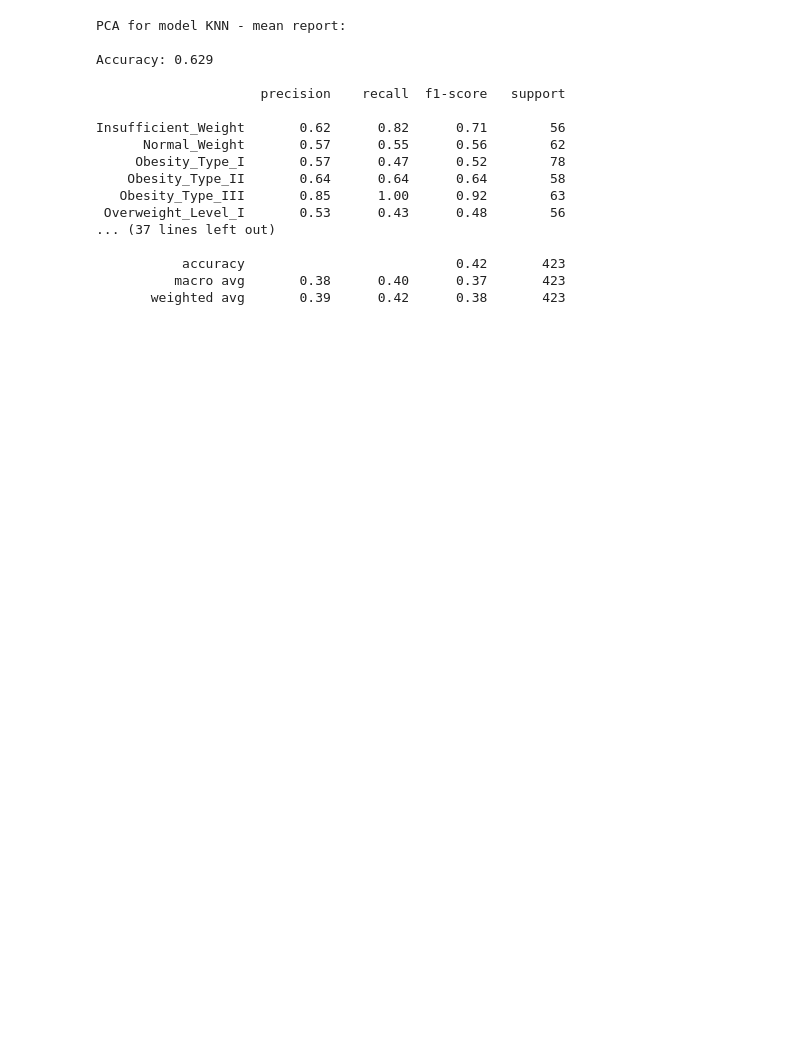
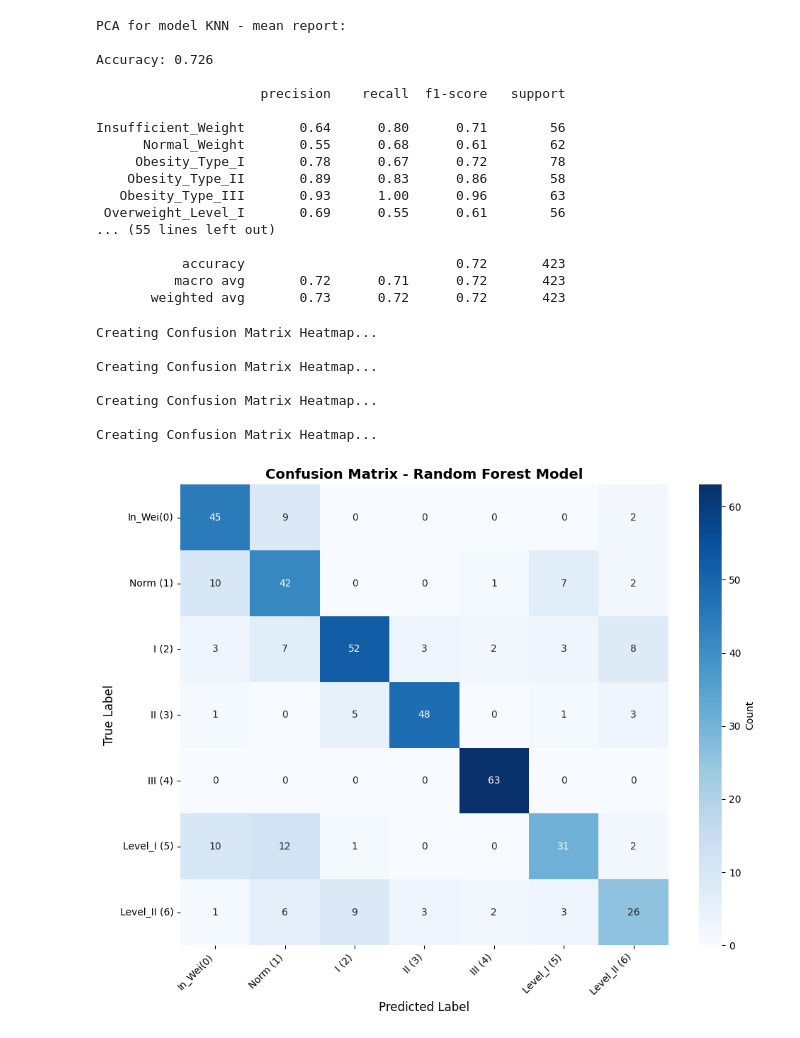
Before and after one commit to nickhuy1809/DS_DIY_2, a Jupyter notebook: modeling.ipynb, the cells around one changed output. Cells and saved outputs as stored; diff of their text form; code cells hidden in the pictures; blank space fills up the shorter version.

Commit message:
Add confusion matrix

```diff
--- a/modeling.ipynb
+++ b/modeling.ipynb
@@ -25,5 +33,5 @@ from sklearn.metrics import accuracy_score, classification_report
 # %%
-df = pd.read_csv("ObesityDataset.csv")
+df = pd.read_csv("ObesityDataset_no_outlier.csv")
 # %%
 # Chia ra để có 1 df dùng để train và 1 target
 X = df.drop('NObeyesdad', axis=1)
@@ -44,19 +52,20 @@ X_test_pca = pca.transform(X_test)
 # %%
 classifiers = {  'KNN - mean' : KNeighborsClassifier(),
                 'LogisticRegression' : LogisticRegression(),
-    'Naive Bayes (NB)': GaussianNB()
+    'Naive Bayes (NB)': GaussianNB(),
+    'Random Forest Classifier': RandomForestClassifier()
  }
 # %%
+model_matrix = {}
 model_performance = {}
 for name, clf in classifiers.items():
     clf.fit(X_train_pca, y_train)
     y_pred = clf.predict(X_test_pca)
     accuracy = accuracy_score(y_test, y_pred)
     model_performance[name] = accuracy
-    model_performance[name] = accuracy
+    model_matrix[name] = confusion_matrix(y_test, y_pred)
     print(f"PCA for model {name} report:\n")
-    print(f"Accuracy: {accuracy:.3f}")
-    print()
+    print(f"Accuracy: {accuracy:.3f}\n")
     print(classification_report(y_test, y_pred))
 
 best_model_name = max(model_performance, key=model_performance.get)
@@ -64,18 +73,46 @@ best_model_accuracy = model_performance[best_model_name]
 # %% [output]
 PCA for model KNN - mean report:
 
-Accuracy: 0.629
+Accuracy: 0.726
 
                      precision    recall  f1-score   support
 
-Insufficient_Weight       0.62      0.82      0.71        56
-      Normal_Weight       0.57      0.55      0.56        62
-     Obesity_Type_I       0.57      0.47      0.52        78
-    Obesity_Type_II       0.64      0.64      0.64        58
-   Obesity_Type_III       0.85      1.00      0.92        63
- Overweight_Level_I       0.53      0.43      0.48        56
-... (37 lines left out)
+Insufficient_Weight       0.64      0.80      0.71        56
+      Normal_Weight       0.55      0.68      0.61        62
+     Obesity_Type_I       0.78      0.67      0.72        78
+    Obesity_Type_II       0.89      0.83      0.86        58
+   Obesity_Type_III       0.93      1.00      0.96        63
+ Overweight_Level_I       0.69      0.55      0.61        56
+... (55 lines left out)
 
-           accuracy                           0.42       423
-          macro avg       0.38      0.40      0.37       423
-       weighted avg       0.39      0.42      0.38       423
+           accuracy                           0.72       423
+          macro avg       0.72      0.71      0.72       423
+       weighted avg       0.73      0.72      0.72       423
+# %%
+classes = ['In_Wei(0)', 'Norm (1)', 'I (2)', 'II (3)', 'III (4)', 'Level_I (5)', 'Level_II (6)']
+for name, matrix in model_matrix.items():
+    if name == best_model_name:
+        best_matrix = matrix
+        best_y_pred = classifiers[name].predict(X_test_pca)
+    print("\nCreating Confusion Matrix Heatmap...")
+    fig, ax = plt.subplots(figsize=(10, 8))
+    cm = matrix
+    sns.heatmap(cm, annot=True, fmt='d', cmap='Blues', xticklabels=classes,
+                yticklabels=classes, ax=ax, cbar_kws={'label': 'Count'})
+    ax.set_title('Confusion Matrix - Random Forest Model', fontsize=14, fontweight='bold')
+    ax.set_xlabel('Predicted Label', fontsize=12)
+    ax.set_ylabel('True Label', fontsize=12)
+    plt.xticks(rotation=45, ha='right')
+    plt.yticks(rotation=0)
+    plt.tight_layout()
+    name_file = "confusion_matrix" + name + ".png"
+    plt.savefig("outputs" + name_file, dpi=300, bbox_inches='tight')
+# %% [output]
+Creating Confusion Matrix Heatmap...
+
+Creating Confusion Matrix Heatmap...
+
+Creating Confusion Matrix Heatmap...
+
+Creating Confusion Matrix Heatmap...
+[figure, added]
```
Also changed, not shown: parts of 2 cells of this notebook, 7 other files.
